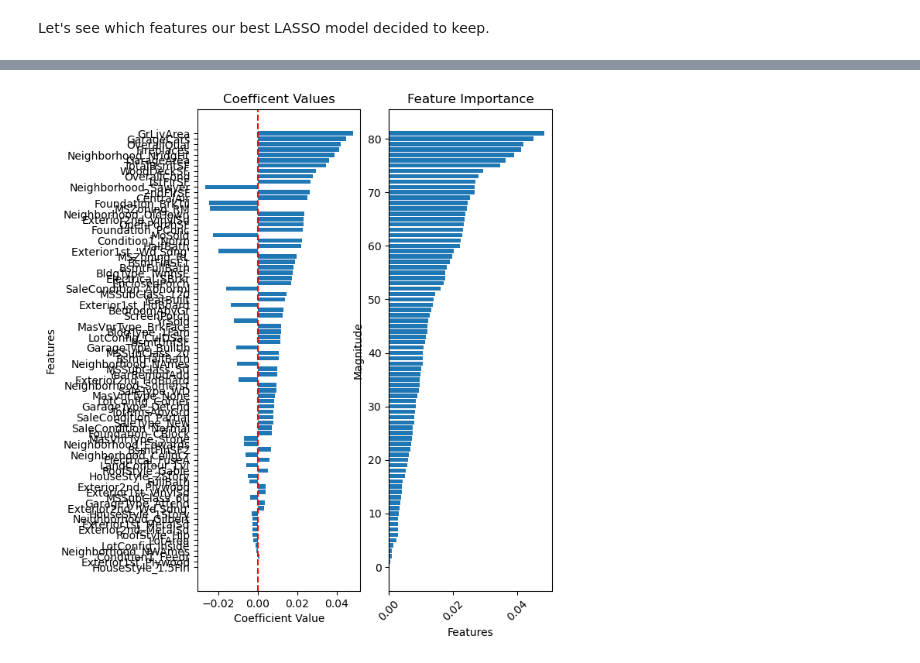
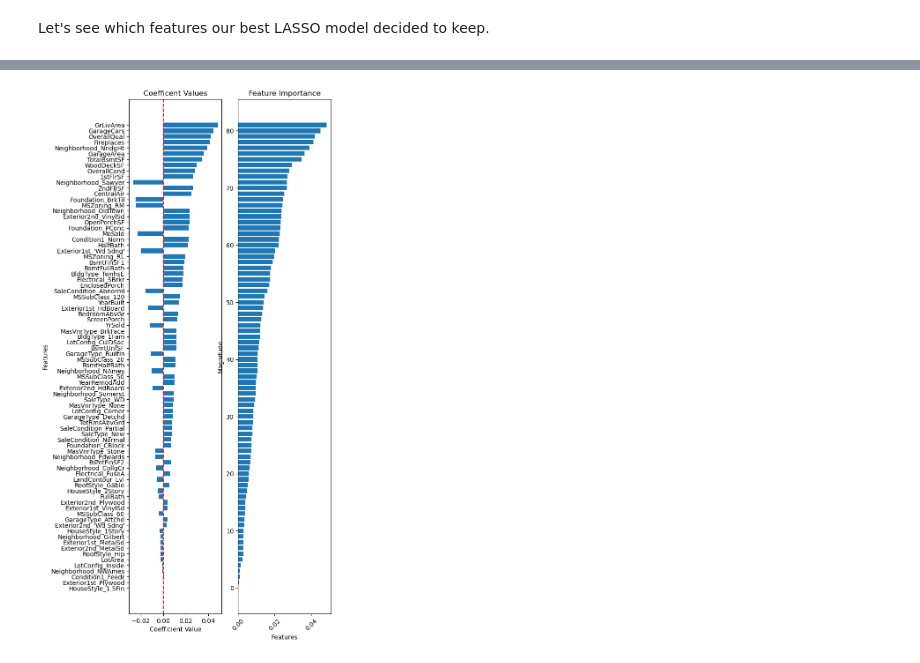
Before and after one commit to carpentries-incubator/high-dimensional-analysis-in-python, a Jupyter notebook: code/08-Regularization.ipynb, the cells around one changed output, grey strips where cells are left out. Cells and saved outputs as stored; diff of their text form; code cells hidden in the pictures.

```diff
--- a/code/08-Regularization.ipynb
+++ b/code/08-Regularization.ipynb
@@ -314,10 +321,10 @@ R-squared Score: -7.321193011831625
 # %%
 from interpret_model import coef_plot
 
 # Get coefficient matrix
 coef_matrix = ridge_cv.coef_
 
 fig = coef_plot(coefs=coef_matrix, plot_const=False, index=X_train_z.columns)
-fig.set_size_inches(6, 8)
+fig.set_size_inches(6, 15)
 # %% [output]
-[figure, old version]
+[figure, new version]
```
Also changed, not shown: parts of 12 cells of this notebook, 3 other files.
